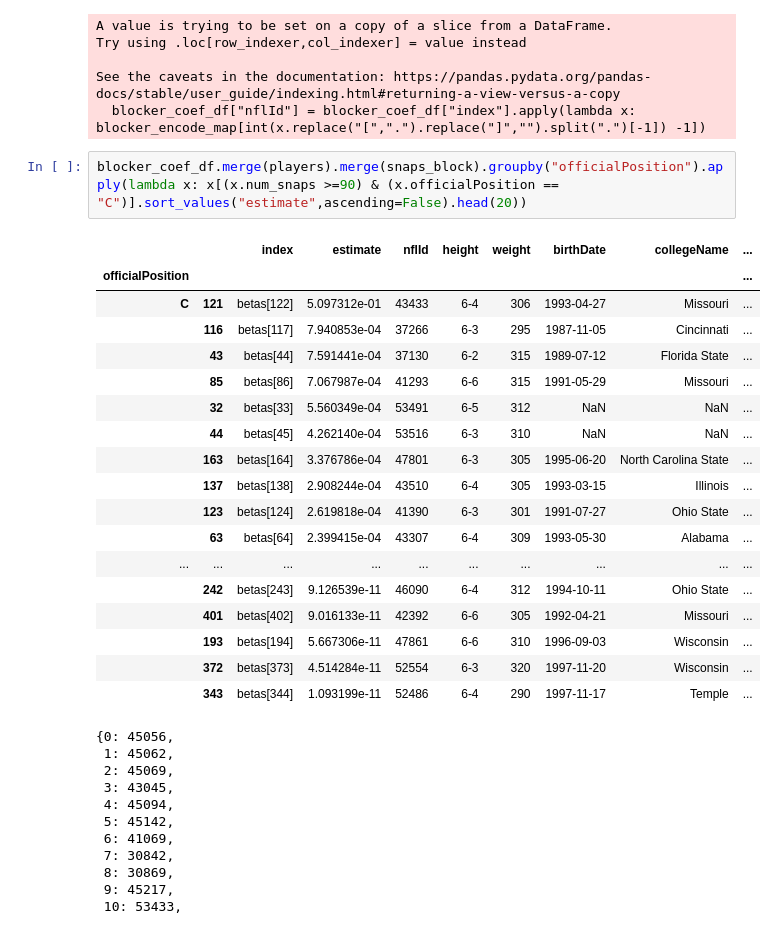
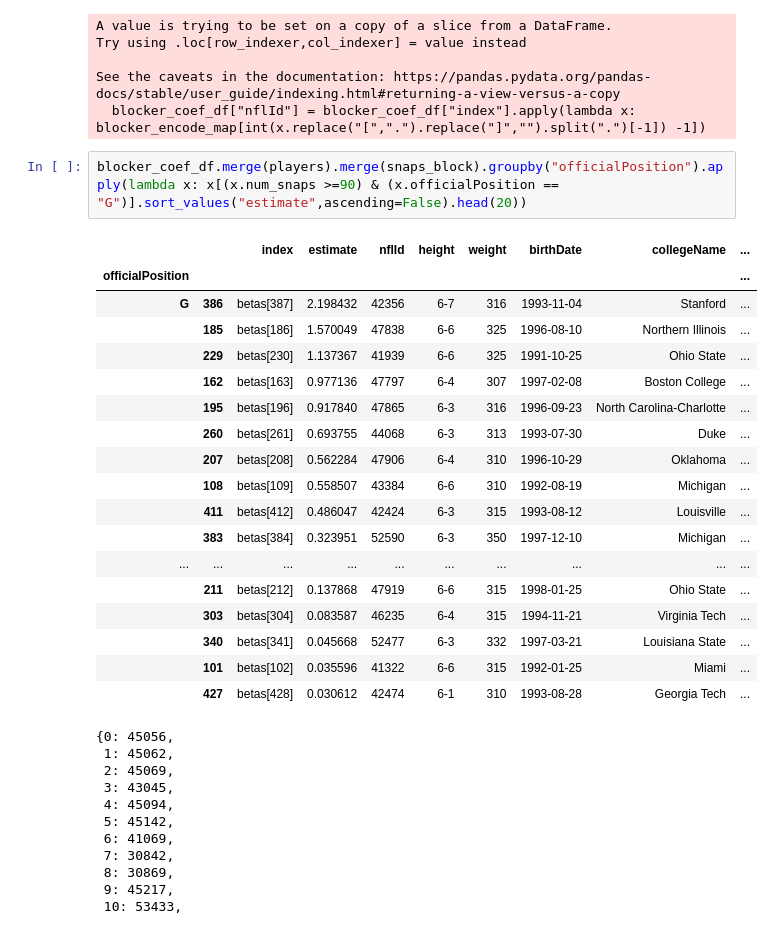
Before and after one commit to IshTheCoder/Matchup_Identifier, a Jupyter notebook: src/Maximization Sandbox.ipynb, the cells around one changed output. Drawn from its saved outputs; the diff is of its cells as text.

```diff
--- a/src/Maximization Sandbox.ipynb
+++ b/src/Maximization Sandbox.ipynb
@@ -668,26 +658,26 @@ Try using .loc[row_indexer,col_indexer] = value instead
 See the caveats in the documentation: https://pandas.pydata.org/pandas-docs/stable/user_guide/indexing.html#returning-a-view-versus-a-copy
   blocker_coef_df["nflId"] = blocker_coef_df["index"].apply(lambda x: blocker_encode_map[int(x.replace("[",".").replace("]","").split(".")[-1]) -1])
 # %%
-blocker_coef_df.merge(players).merge(snaps_block).groupby("officialPosition").apply(lambda x: x[(x.num_snaps >=90) & (x.officialPosition == "C")].sort_values("estimate",ascending=False).head(20))
+blocker_coef_df.merge(players).merge(snaps_block).groupby("officialPosition").apply(lambda x: x[(x.num_snaps >=90) & (x.officialPosition == "G")].sort_values("estimate",ascending=False).head(20))
 # %% [output]
 |  |  | index | estimate | nflId | height | weight | birthDate | collegeName | ... |
 | officialPosition |  |  |  |  |  |  |  |  | ... |
-| C | 121 | betas[122] | 5.097312e-01 | 43433 | 6-4 | 306 | 1993-04-27 | Missouri | ... |
-|  | 116 | betas[117] | 7.940853e-04 | 37266 | 6-3 | 295 | 1987-11-05 | Cincinnati | ... |
-|  | 43 | betas[44] | 7.591441e-04 | 37130 | 6-2 | 315 | 1989-07-12 | Florida State | ... |
-|  | 85 | betas[86] | 7.067987e-04 | 41293 | 6-6 | 315 | 1991-05-29 | Missouri | ... |
-|  | 32 | betas[33] | 5.560349e-04 | 53491 | 6-5 | 312 | NaN | NaN | ... |
-|  | 44 | betas[45] | 4.262140e-04 | 53516 | 6-3 | 310 | NaN | NaN | ... |
-|  | 163 | betas[164] | 3.376786e-04 | 47801 | 6-3 | 305 | 1995-06-20 | North Carolina State | ... |
-|  | 137 | betas[138] | 2.908244e-04 | 43510 | 6-4 | 305 | 1993-03-15 | Illinois | ... |
-|  | 123 | betas[124] | 2.619818e-04 | 41390 | 6-3 | 301 | 1991-07-27 | Ohio State | ... |
-|  | 63 | betas[64] | 2.399415e-04 | 43307 | 6-4 | 309 | 1993-05-30 | Alabama | ... |
+| G | 386 | betas[387] | 2.198432 | 42356 | 6-7 | 316 | 1993-11-04 | Stanford | ... |
+|  | 185 | betas[186] | 1.570049 | 47838 | 6-6 | 325 | 1996-08-10 | Northern Illinois | ... |
+|  | 229 | betas[230] | 1.137367 | 41939 | 6-6 | 325 | 1991-10-25 | Ohio State | ... |
+|  | 162 | betas[163] | 0.977136 | 47797 | 6-4 | 307 | 1997-02-08 | Boston College | ... |
+|  | 195 | betas[196] | 0.917840 | 47865 | 6-3 | 316 | 1996-09-23 | North Carolina-Charlotte | ... |
+|  | 260 | betas[261] | 0.693755 | 44068 | 6-3 | 313 | 1993-07-30 | Duke | ... |
+|  | 207 | betas[208] | 0.562284 | 47906 | 6-4 | 310 | 1996-10-29 | Oklahoma | ... |
+|  | 108 | betas[109] | 0.558507 | 43384 | 6-6 | 310 | 1992-08-19 | Michigan | ... |
+|  | 411 | betas[412] | 0.486047 | 42424 | 6-3 | 315 | 1993-08-12 | Louisville | ... |
+|  | 383 | betas[384] | 0.323951 | 52590 | 6-3 | 350 | 1997-12-10 | Michigan | ... |
 | ... | ... | ... | ... | ... | ... | ... | ... | ... | ... |
-|  | 242 | betas[243] | 9.126539e-11 | 46090 | 6-4 | 312 | 1994-10-11 | Ohio State | ... |
-|  | 401 | betas[402] | 9.016133e-11 | 42392 | 6-6 | 305 | 1992-04-21 | Missouri | ... |
-|  | 193 | betas[194] | 5.667306e-11 | 47861 | 6-6 | 310 | 1996-09-03 | Wisconsin | ... |
-|  | 372 | betas[373] | 4.514284e-11 | 52554 | 6-3 | 320 | 1997-11-20 | Wisconsin | ... |
-|  | 343 | betas[344] | 1.093199e-11 | 52486 | 6-4 | 290 | 1997-11-17 | Temple | ... |
+|  | 211 | betas[212] | 0.137868 | 47919 | 6-6 | 315 | 1998-01-25 | Ohio State | ... |
+|  | 303 | betas[304] | 0.083587 | 46235 | 6-4 | 315 | 1994-11-21 | Virginia Tech | ... |
+|  | 340 | betas[341] | 0.045668 | 52477 | 6-3 | 332 | 1997-03-21 | Louisiana State | ... |
+|  | 101 | betas[102] | 0.035596 | 41322 | 6-6 | 315 | 1992-01-25 | Miami | ... |
+|  | 427 | betas[428] | 0.030612 | 42474 | 6-1 | 310 | 1993-08-28 | Georgia Tech | ... |
 # %%
 # %% [output]
 {0: 45056,
```
Also changed, not shown: parts of 9 cells of this notebook, 2 other files.
